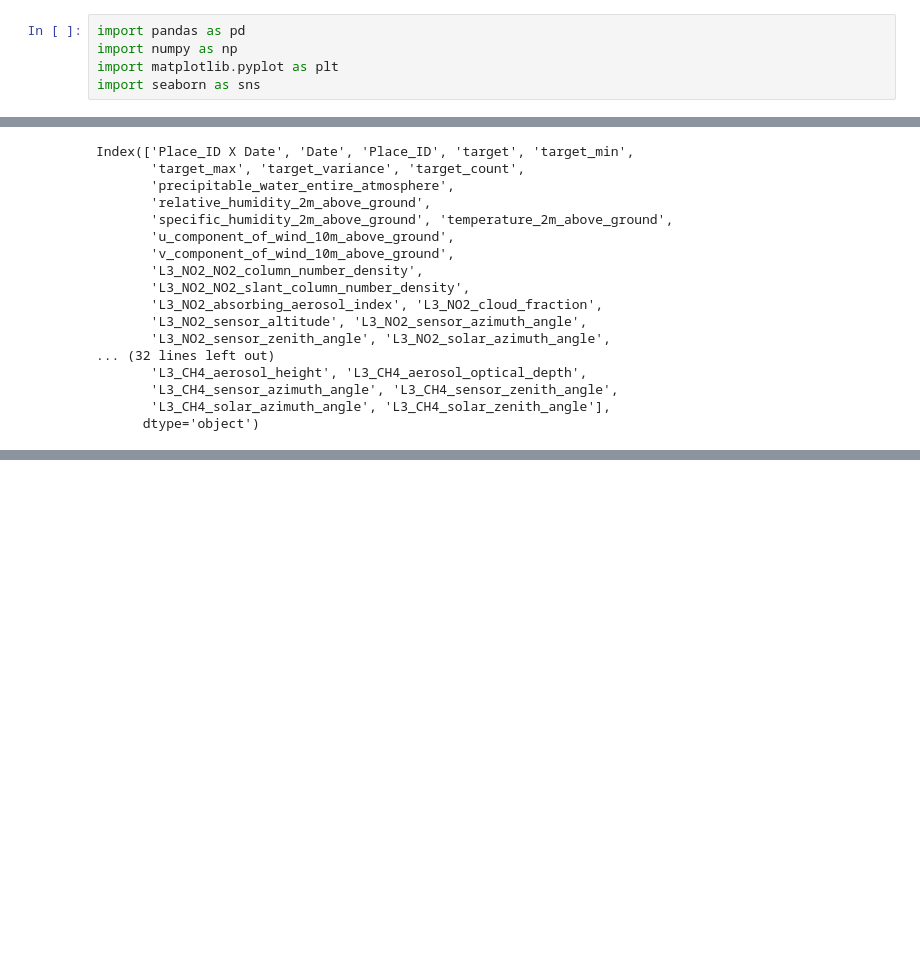
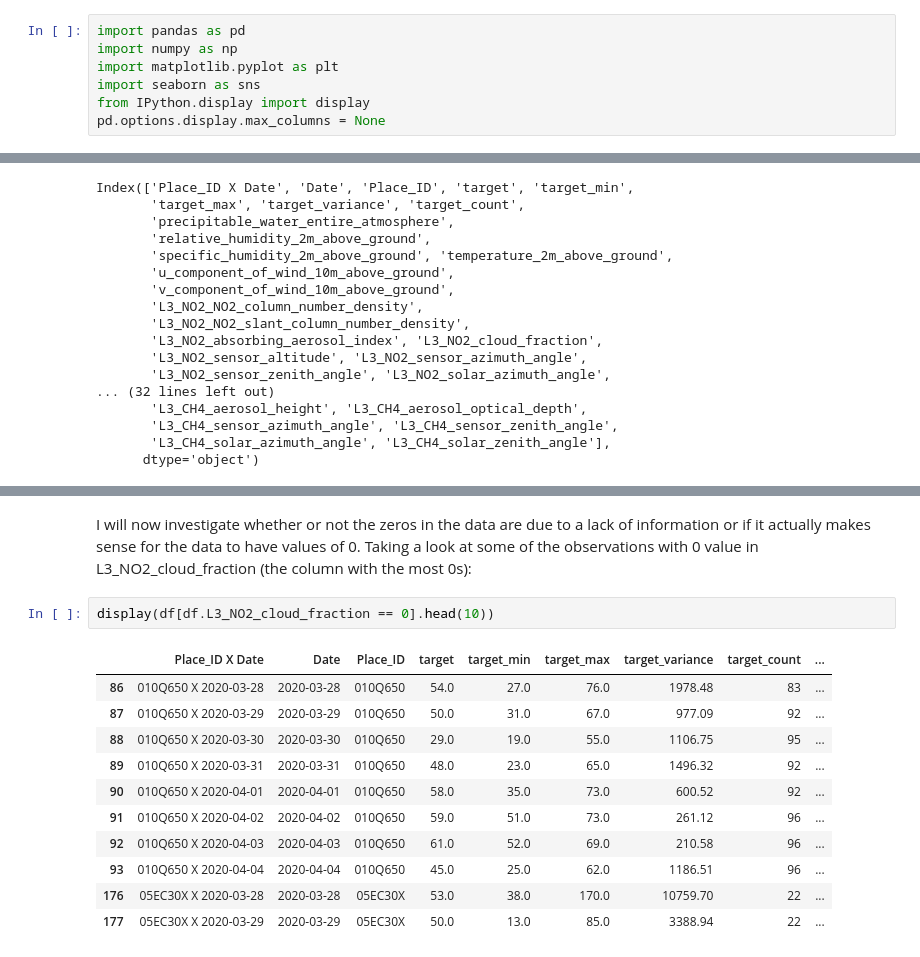
Before and after one commit to ryanwonghc/Urban-Air-Pollution-Challenge, a Jupyter notebook: Exploratory Data Analysis.ipynb, the cells around one changed output, grey strips where cells are left out. Saved outputs shown, nothing was run; the diff lists cells and outputs as text; blank space fills up the shorter version.

Commit message:
in depth data exploration

```diff
--- a/Exploratory Data Analysis.ipynb
+++ b/Exploratory Data Analysis.ipynb
@@ -3,4 +3,6 @@ import pandas as pd
 import numpy as np
 import matplotlib.pyplot as plt
 import seaborn as sns
+from IPython.display import display
+pd.options.display.max_columns = None
 # %%
@@ -70,0 +122,16 @@ df.head()
+# %% [markdown]
+I will now investigate whether or not the zeros in the data are due to a lack of information or if it actually makes sense for the data to have values of 0. Taking a look at some of the observations with 0 value in L3_NO2_cloud_fraction (the column with the most 0s):
+# %%
+display(df[df.L3_NO2_cloud_fraction == 0].head(10))
+# %% [output]
+|  | Place_ID X Date | Date | Place_ID | target | target_min | target_max | target_variance | target_count | ... |
+| 86 | 010Q650 X 2020-03-28 | 2020-03-28 | 010Q650 | 54.0 | 27.0 | 76.0 | 1978.48 | 83 | ... |
+| 87 | 010Q650 X 2020-03-29 | 2020-03-29 | 010Q650 | 50.0 | 31.0 | 67.0 | 977.09 | 92 | ... |
+| 88 | 010Q650 X 2020-03-30 | 2020-03-30 | 010Q650 | 29.0 | 19.0 | 55.0 | 1106.75 | 95 | ... |
+| 89 | 010Q650 X 2020-03-31 | 2020-03-31 | 010Q650 | 48.0 | 23.0 | 65.0 | 1496.32 | 92 | ... |
+| 90 | 010Q650 X 2020-04-01 | 2020-04-01 | 010Q650 | 58.0 | 35.0 | 73.0 | 600.52 | 92 | ... |
+| 91 | 010Q650 X 2020-04-02 | 2020-04-02 | 010Q650 | 59.0 | 51.0 | 73.0 | 261.12 | 96 | ... |
+| 92 | 010Q650 X 2020-04-03 | 2020-04-03 | 010Q650 | 61.0 | 52.0 | 69.0 | 210.58 | 96 | ... |
+| 93 | 010Q650 X 2020-04-04 | 2020-04-04 | 010Q650 | 45.0 | 25.0 | 62.0 | 1186.51 | 96 | ... |
+| 176 | 05EC30X X 2020-03-28 | 2020-03-28 | 05EC30X | 53.0 | 38.0 | 170.0 | 10759.70 | 22 | ... |
+| 177 | 05EC30X X 2020-03-29 | 2020-03-29 | 05EC30X | 50.0 | 13.0 | 85.0 | 3388.94 | 22 | ... |
```
Also changed, not shown: parts of 32 cells of this notebook, 1 other file.
